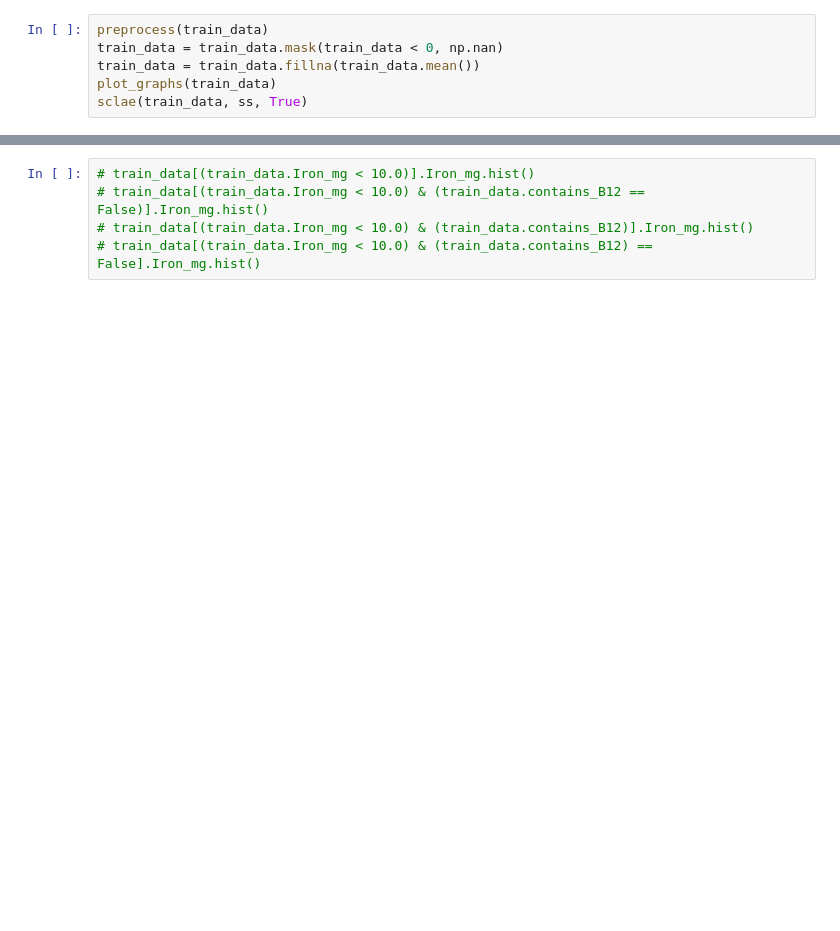
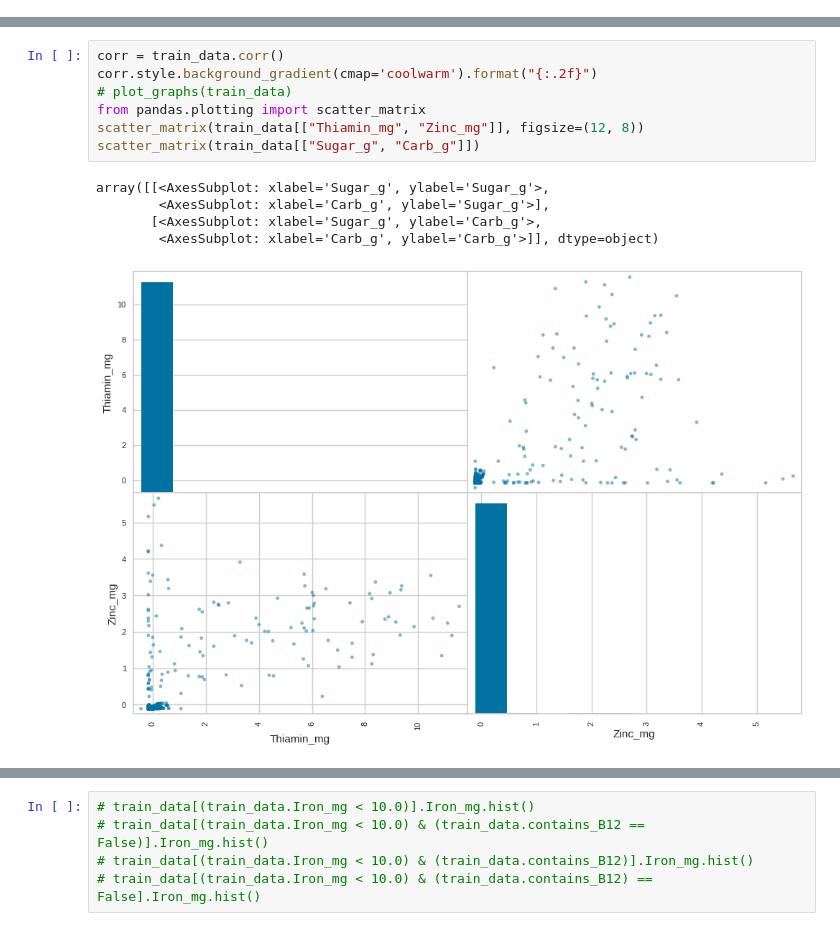
Before and after one commit to JiriHorirek/food_ingredients, a Jupyter notebook: clustering.ipynb, the cells around one changed output, grey strips where cells are left out. Saved outputs shown, nothing was run; the diff lists cells and outputs as text; blank space fills up the shorter version.

```diff
--- a/clustering.ipynb
+++ b/clustering.ipynb
@@ -41,6 +70,0 @@ ss = StandardScaler()
-# %%
-preprocess(train_data)
-train_data = train_data.mask(train_data < 0, np.nan)
-train_data = train_data.fillna(train_data.mean())
-plot_graphs(train_data)
-sclae(train_data, ss, True)
@@ -46,0 +91,13 @@ sclae(train_data, ss, True)
+# %%
+corr = train_data.corr()
+corr.style.background_gradient(cmap='coolwarm').format("{:.2f}")
+# plot_graphs(train_data)
+from pandas.plotting import scatter_matrix
+scatter_matrix(train_data[["Thiamin_mg", "Zinc_mg"]], figsize=(12, 8))
+scatter_matrix(train_data[["Sugar_g", "Carb_g"]])
+# %% [output]
+array([[<AxesSubplot: xlabel='Sugar_g', ylabel='Sugar_g'>,
+        <AxesSubplot: xlabel='Carb_g', ylabel='Sugar_g'>],
+       [<AxesSubplot: xlabel='Sugar_g', ylabel='Carb_g'>,
+        <AxesSubplot: xlabel='Carb_g', ylabel='Carb_g'>]], dtype=object)
+[figure, added]
```
Also changed, not shown: parts of 5 cells of this notebook.
